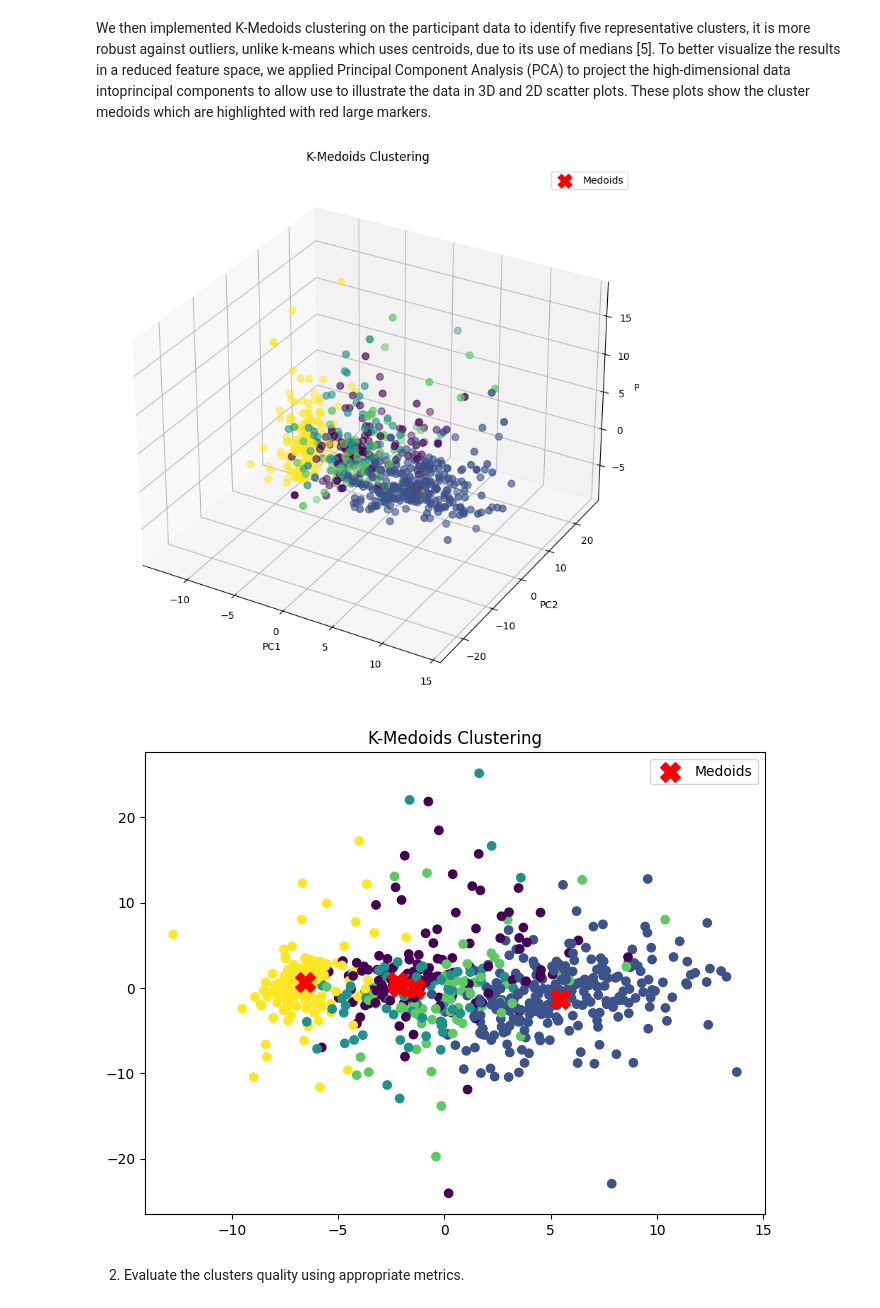
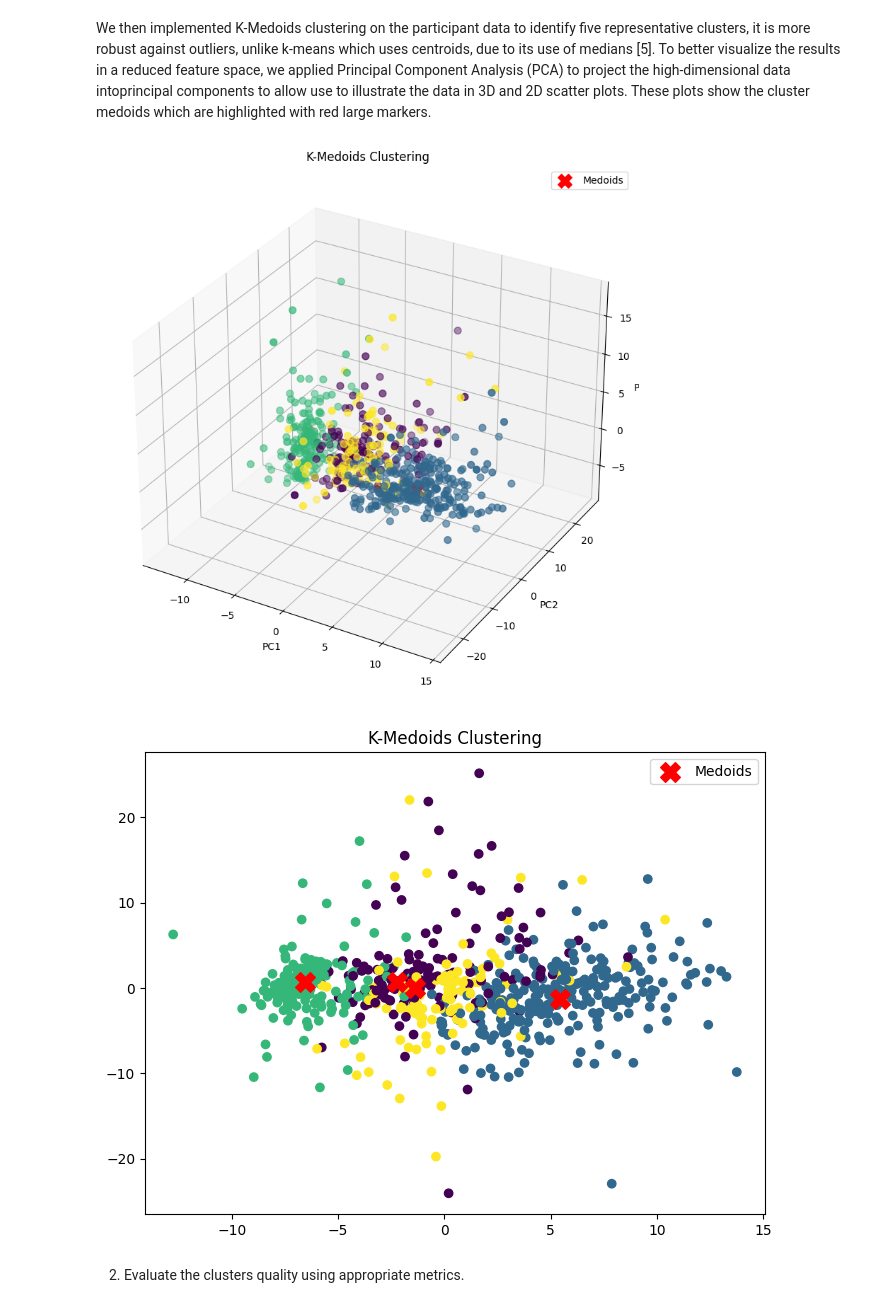
Before and after one commit to matsammut/ARI5102-Data_Analysis_Techniques, a Jupyter notebook: Matteo_Sammut.ipynb, the cells around one changed output. Saved outputs shown, nothing was run; the diff lists cells and outputs as text; code cells hidden in the pictures.

```diff
--- a/Matteo_Sammut.ipynb
+++ b/Matteo_Sammut.ipynb
@@ -603,35 +603,35 @@ We then implemented K-Medoids clustering on the participant data to identify fiv
 # %%
 from sklearn.decomposition import PCA
 import matplotlib.pyplot as plt
 
 
-kmedoids = KMedoids(n_clusters=5, random_state=42)
+kmedoids = KMedoids(n_clusters=4, random_state=42)
 labels_md = kmedoids.fit_predict(participant_df_scaler)
 pca = PCA(n_components=3)
 X_pca = pca.fit_transform(participant_df_scaler)
 fig = plt.figure(figsize=(10, 8))
 ax = fig.add_subplot(111, projection='3d')
 scatter = ax.scatter(X_pca[:, 0], X_pca[:, 1], X_pca[:, 2], c=labels_md, cmap='viridis', s=50)
 ax.scatter(X_pca[kmedoids.medoid_indices_, 0],
            X_pca[kmedoids.medoid_indices_, 1],
            X_pca[kmedoids.medoid_indices_, 2],
            c='red', marker='X', s=200, label='Medoids')
 ax.set_title('K-Medoids Clustering')
 ax.set_xlabel('PC1')
 ax.set_ylabel('PC2')
 ax.set_zlabel('PC3')
 ax.legend()
 plt.tight_layout()
 plt.show()
 plt.figure(figsize=(8, 6))
 plt.scatter(X_pca[:, 0], X_pca[:, 1], c=labels_md, cmap='viridis')
 plt.scatter(X_pca[kmedoids.medoid_indices_, 0], X_pca[kmedoids.medoid_indices_, 1], c='red', marker='X', s=200, label='Medoids')
 plt.title('K-Medoids Clustering')
 plt.legend()
 plt.show()
 # %% [output]
-[figure, old version]
+[figure, new version]
-[figure, old version]
+[figure, new version]
 # %% [markdown]
 2. Evaluate the clusters quality using appropriate metrics.
 # %% [markdown]
```
Also changed, not shown: parts of 12 cells of this notebook, 1 other file.
